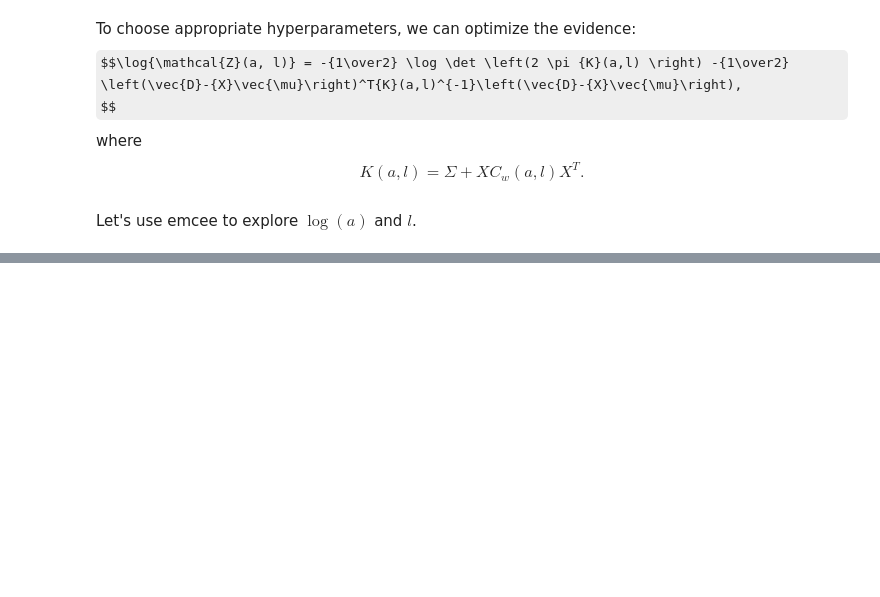
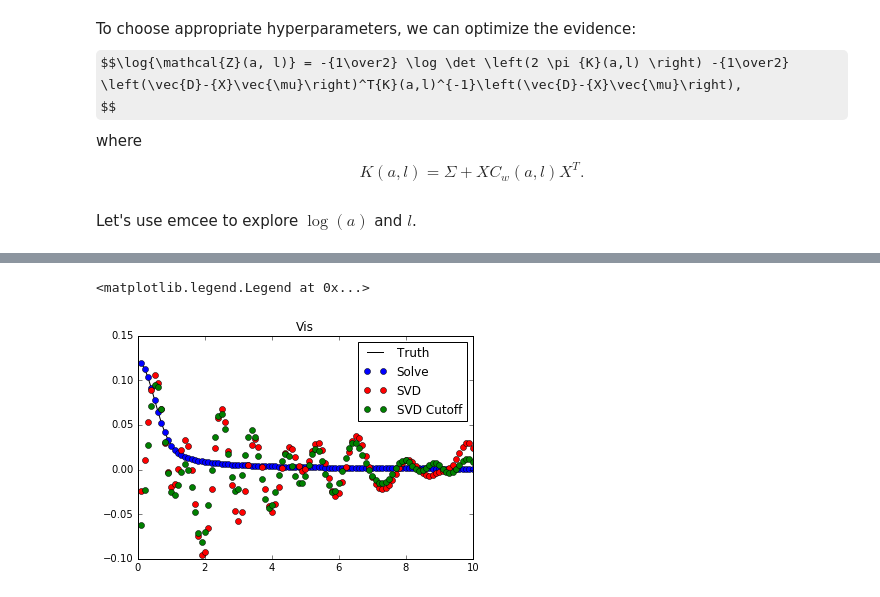
Before and after one commit to tripathi/D3SB, a Jupyter notebook: LinearSolnwithDataCreation.ipynb, the cells around one changed output, grey strips where cells are left out. Saved outputs shown, nothing was run; the diff lists cells and outputs as text; code cells hidden in the pictures; some formulas as TeX source; blank space fills up the shorter version.

```diff
--- a/LinearSolnwithDataCreation.ipynb
+++ b/LinearSolnwithDataCreation.ipynb
@@ -393,0 +466,3 @@ post = np.percentile(samples, [16, 50, 84], axis=0)
+# %%
+wu = np.linalg.solve(Cuinv, Cuinvwu)
+wu
@@ -393,0 +494,10 @@ post = np.percentile(samples, [16, 50, 84], axis=0)
+# %%
+plt.title('Vis')
+plt.plot(rho, np.dot(X,wtrue), 'k', label='Truth')
+plt.plot(rho, np.dot(X,wu), 'ob', label='Solve')
+plt.plot(rho, np.dot(X,xhat), 'or', label='SVD')
+plt.plot(rho, np.dot(X,xhat2), 'og', label='SVD Cutoff')
+plt.legend(loc='best')
+# %% [output]
+<matplotlib.legend.Legend at 0x...>
+[figure, added]
```
Also changed, not shown: parts of 15 cells of this notebook.
